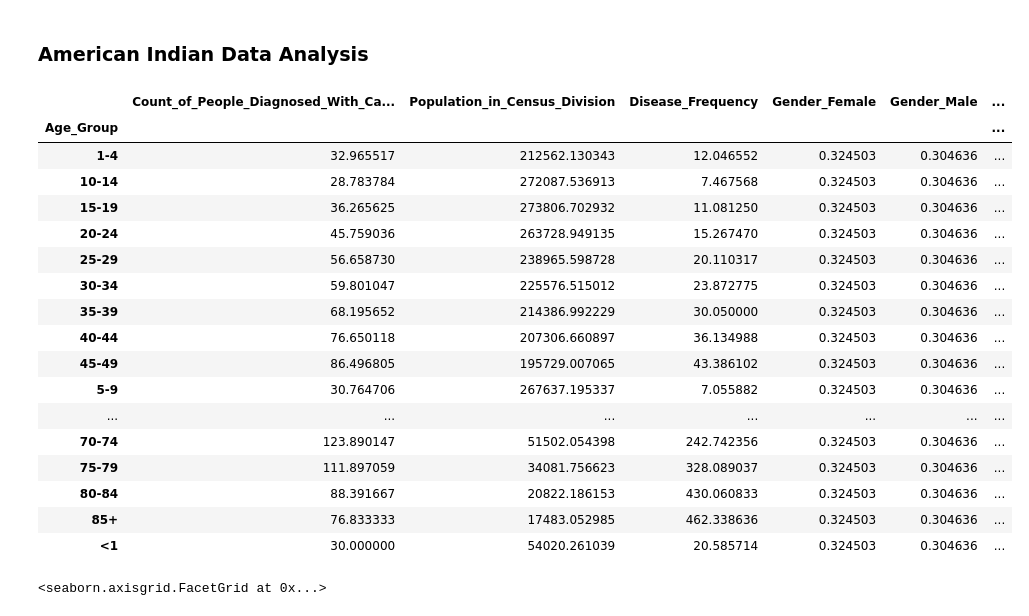
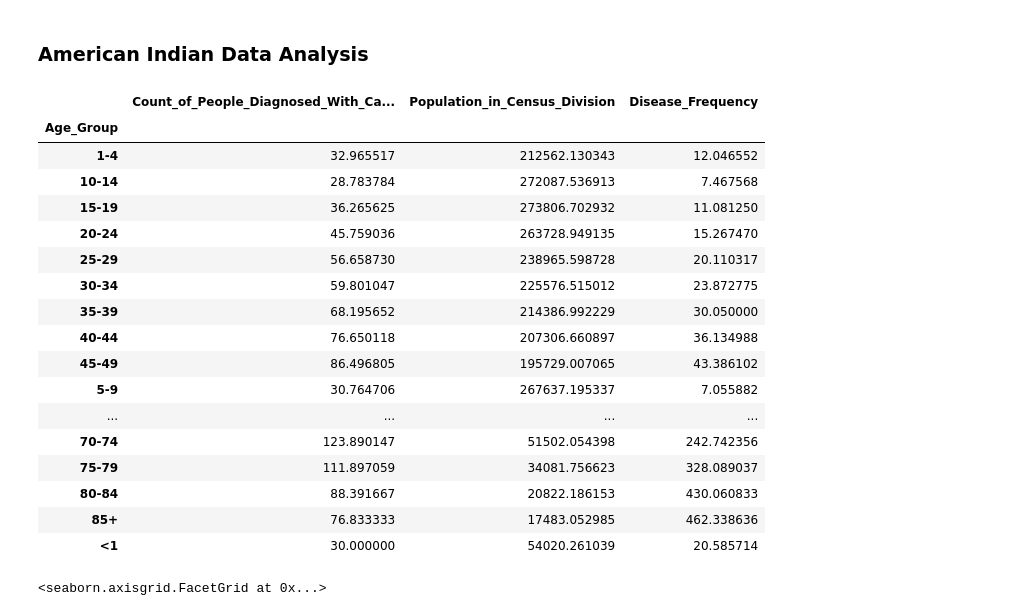
Before and after one commit to GSantic/Projects, a Jupyter notebook: cancer_dataset.ipynb, the cells around one changed output. Drawn from its saved outputs; the diff is of its cells as text; code cells hidden in the pictures.

```diff
--- a/cancer_dataset.ipynb
+++ b/cancer_dataset.ipynb
@@ -201,27 +201,27 @@ Name: Cancer_Organ_Site, dtype: float64
 # %% [markdown]
 ### American Indian Data Analysis
 # %%
-american_indian_byAge=american_indian.groupby(['Age_Group']).mean()
+american_indian_byAge=american_indian.groupby(['Age_Group']).mean().iloc[:,:3]
 american_indian_byAge
 # %% [output]
-|  | Count_of_People_Diagnosed_With_Ca... | Population_in_Census_Division | Disease_Frequency | Gender_Female | Gender_Male | ... |
-| Age_Group |  |  |  |  |  | ... |
-| 1-4 | 32.965517 | 212562.130343 | 12.046552 | 0.324503 | 0.304636 | ... |
-| 10-14 | 28.783784 | 272087.536913 | 7.467568 | 0.324503 | 0.304636 | ... |
-| 15-19 | 36.265625 | 273806.702932 | 11.081250 | 0.324503 | 0.304636 | ... |
-| 20-24 | 45.759036 | 263728.949135 | 15.267470 | 0.324503 | 0.304636 | ... |
-| 25-29 | 56.658730 | 238965.598728 | 20.110317 | 0.324503 | 0.304636 | ... |
-| 30-34 | 59.801047 | 225576.515012 | 23.872775 | 0.324503 | 0.304636 | ... |
-| 35-39 | 68.195652 | 214386.992229 | 30.050000 | 0.324503 | 0.304636 | ... |
-| 40-44 | 76.650118 | 207306.660897 | 36.134988 | 0.324503 | 0.304636 | ... |
-| 45-49 | 86.496805 | 195729.007065 | 43.386102 | 0.324503 | 0.304636 | ... |
-| 5-9 | 30.764706 | 267637.195337 | 7.055882 | 0.324503 | 0.304636 | ... |
-| ... | ... | ... | ... | ... | ... | ... |
-| 70-74 | 123.890147 | 51502.054398 | 242.742356 | 0.324503 | 0.304636 | ... |
-| 75-79 | 111.897059 | 34081.756623 | 328.089037 | 0.324503 | 0.304636 | ... |
-| 80-84 | 88.391667 | 20822.186153 | 430.060833 | 0.324503 | 0.304636 | ... |
-| 85+ | 76.833333 | 17483.052985 | 462.338636 | 0.324503 | 0.304636 | ... |
-| <1 | 30.000000 | 54020.261039 | 20.585714 | 0.324503 | 0.304636 | ... |
+|  | Count_of_People_Diagnosed_With_Ca... | Population_in_Census_Division | Disease_Frequency |
+| Age_Group |  |  |  |
+| 1-4 | 32.965517 | 212562.130343 | 12.046552 |
+| 10-14 | 28.783784 | 272087.536913 | 7.467568 |
+| 15-19 | 36.265625 | 273806.702932 | 11.081250 |
+| 20-24 | 45.759036 | 263728.949135 | 15.267470 |
+| 25-29 | 56.658730 | 238965.598728 | 20.110317 |
+| 30-34 | 59.801047 | 225576.515012 | 23.872775 |
+| 35-39 | 68.195652 | 214386.992229 | 30.050000 |
+| 40-44 | 76.650118 | 207306.660897 | 36.134988 |
+| 45-49 | 86.496805 | 195729.007065 | 43.386102 |
+| 5-9 | 30.764706 | 267637.195337 | 7.055882 |
+| ... | ... | ... | ... |
+| 70-74 | 123.890147 | 51502.054398 | 242.742356 |
+| 75-79 | 111.897059 | 34081.756623 | 328.089037 |
+| 80-84 | 88.391667 | 20822.186153 | 430.060833 |
+| 85+ | 76.833333 | 17483.052985 | 462.338636 |
+| <1 | 30.000000 | 54020.261039 | 20.585714 |
 # %%
 # I am going to reindex the age groups as it is not in order
 new_index=['<1','1-4', '5-9', '10-14', '15-19', '20-24', '25-29', '30-34', '35-39', '40-44',
```
Also changed, not shown: parts of 4 cells of this notebook.
